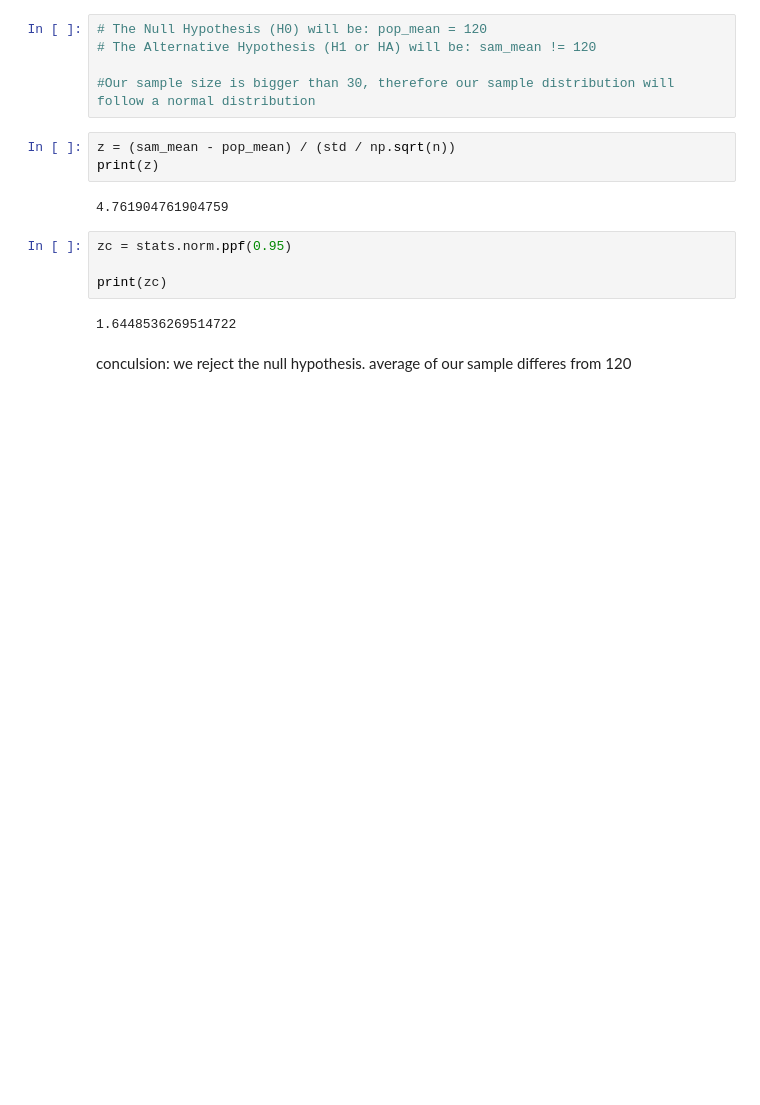
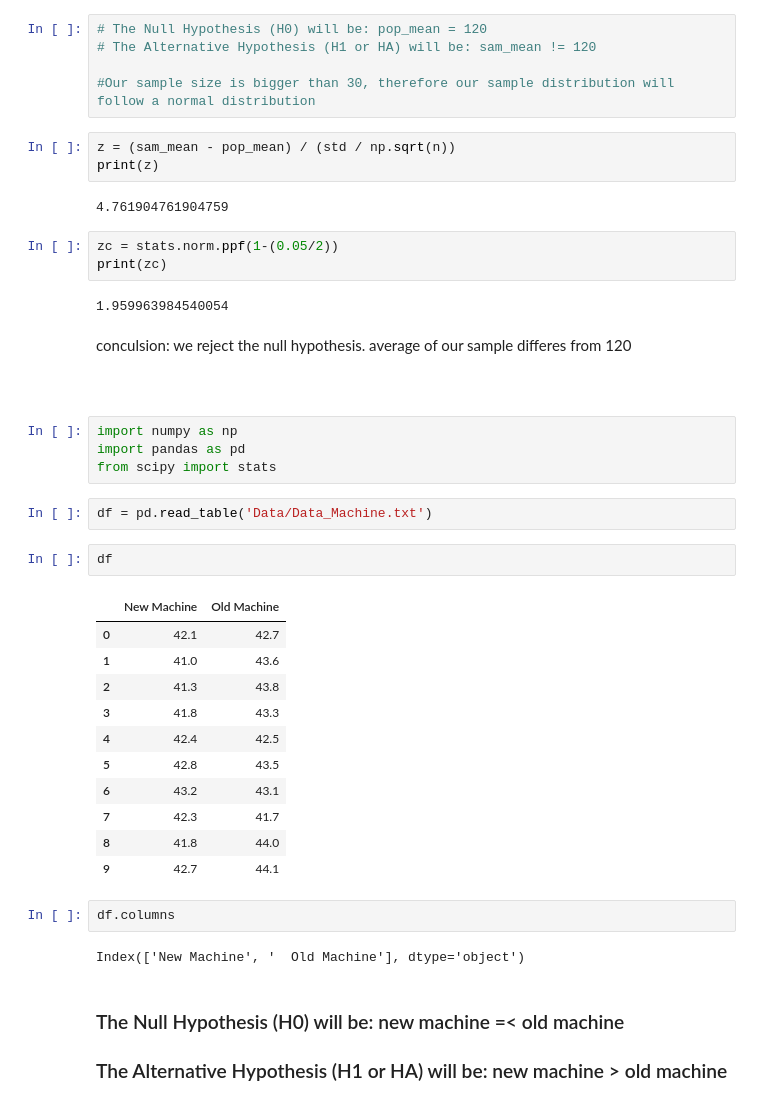
Before and after one commit to aychakurtulush/Ironhack-Labs, a Jupyter notebook: Statistics Lab/Hypothesis Testing Lab.ipynb, the cells around one changed output. Drawn from its saved outputs; the diff is of its cells as text; blank space fills up the shorter version.

```diff
--- a/Statistics Lab/Hypothesis Testing Lab.ipynb
+++ b/Statistics Lab/Hypothesis Testing Lab.ipynb
@@ -22,10 +22,38 @@ print(z)
 # %% [output]
 4.761904761904759
 # %%
-zc = stats.norm.ppf(0.95)
-
+zc = stats.norm.ppf(1-(0.05/2))
 print(zc)
 # %% [output]
-1.6448536269514722
+1.959963984540054
 # %% [markdown]
 conculsion: we reject the null hypothesis. average of our sample differes from 120
+# %% [markdown]
+#
+# %%
+import numpy as np
+import pandas as pd
+from scipy import stats
+# %%
+df = pd.read_table('Data/Data_Machine.txt')
+# %%
+df
+# %% [output]
+|  | New Machine | Old Machine |
+| 0 | 42.1 | 42.7 |
+| 1 | 41.0 | 43.6 |
+| 2 | 41.3 | 43.8 |
+| 3 | 41.8 | 43.3 |
+| 4 | 42.4 | 42.5 |
+| 5 | 42.8 | 43.5 |
+| 6 | 43.2 | 43.1 |
+| 7 | 42.3 | 41.7 |
+| 8 | 41.8 | 44.0 |
+| 9 | 42.7 | 44.1 |
+# %%
+df.columns
+# %% [output]
+Index(['New Machine', '  Old Machine'], dtype='object')
+# %% [markdown]
+### The Null Hypothesis (H0) will be: new machine =< old machine
+### The Alternative Hypothesis (H1 or HA) will be: new machine > old machine
```
Also changed, not shown: parts of 2 cells of this notebook, 1 other file.
